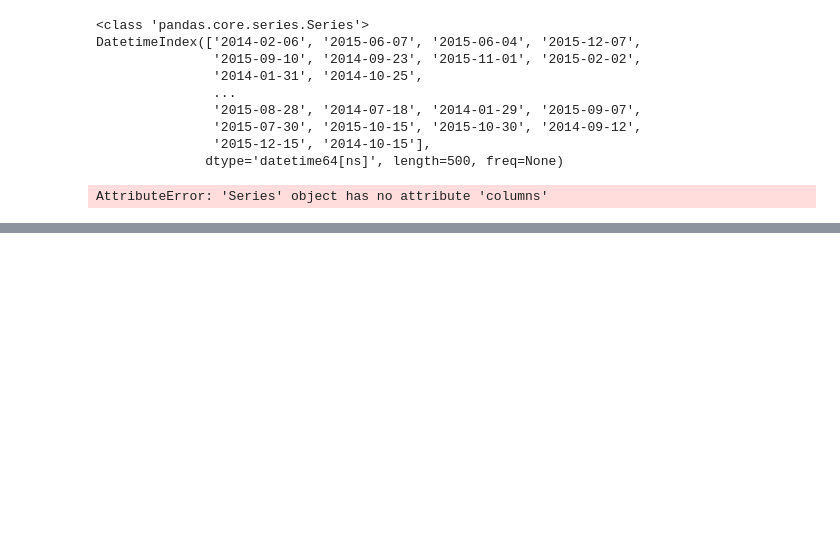
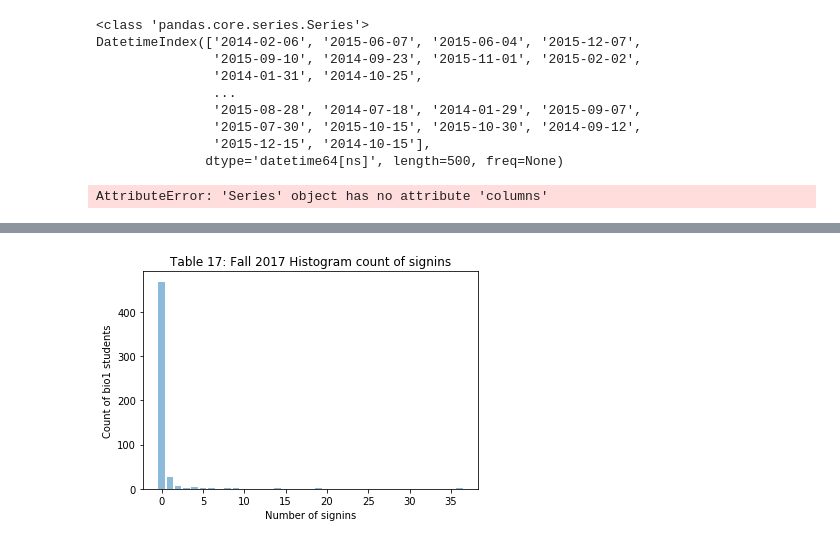
Before and after one commit to DLohmann/STEM-Center-Analysis, a Jupyter notebook: GenerateFigures.ipynb, the cells around one changed output, grey strips where cells are left out. Drawn from its saved outputs; the diff is of its cells as text; code cells hidden in the pictures; blank space fills up the shorter version.

Commit message:
Generated more figures for report

```diff
--- a/GenerateFigures.ipynb
+++ b/GenerateFigures.ipynb
@@ -123,3 +123,6 @@ DatetimeIndex(['2014-02-06', '2015-06-07', '2015-06-04', '2015-12-07',
 events.columns
 # %% [output]
 AttributeError: 'Series' object has no attribute 'columns'
+# %%
+hist = pd.read_csv('Report Tables/Table 17: Fall 2017 Histogram count of signins.csv')
+print(hist)
@@ -125,0 +159,16 @@ AttributeError: 'Series' object has no attribute 'columns'
+# %%
+p = plt.bar(hist['numSignIns'], hist['COUNT(*)'], align='center', alpha=0.5)
+#plt.xticks(hist['numSignIns'], objects)
+plt.xlabel('Number of signins')
+plt.ylabel('Count of bio1 students')
+plt.title('Table 17: Fall 2017 Histogram count of signins')
+
+p.s
+
+plt.show()
+
+# These articles were helpful to make the histogram:
+# https://pythonspot.com/matplotlib-bar-chart/
+# http://robertmitchellv.com/blog-bar-chart-annotations-pandas-mpl.html
+# %% [output]
+[figure, added]
```
Also changed, not shown: parts of 3 cells of this notebook, 1 other file.
